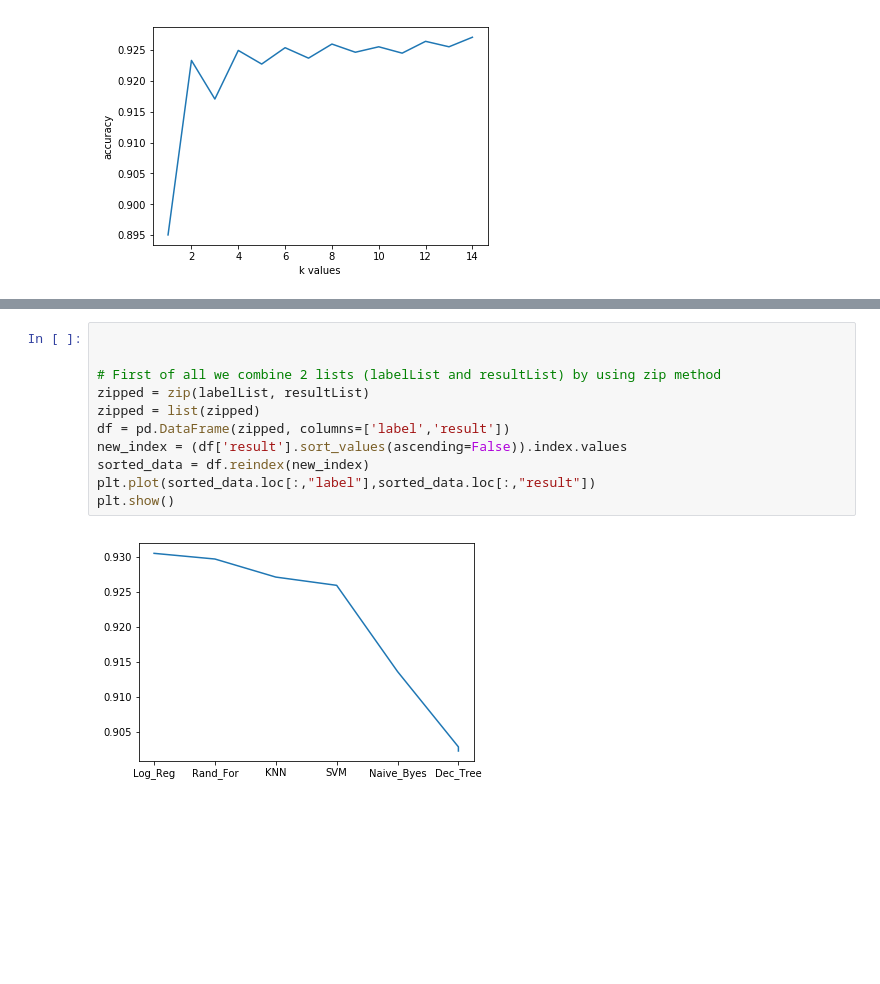
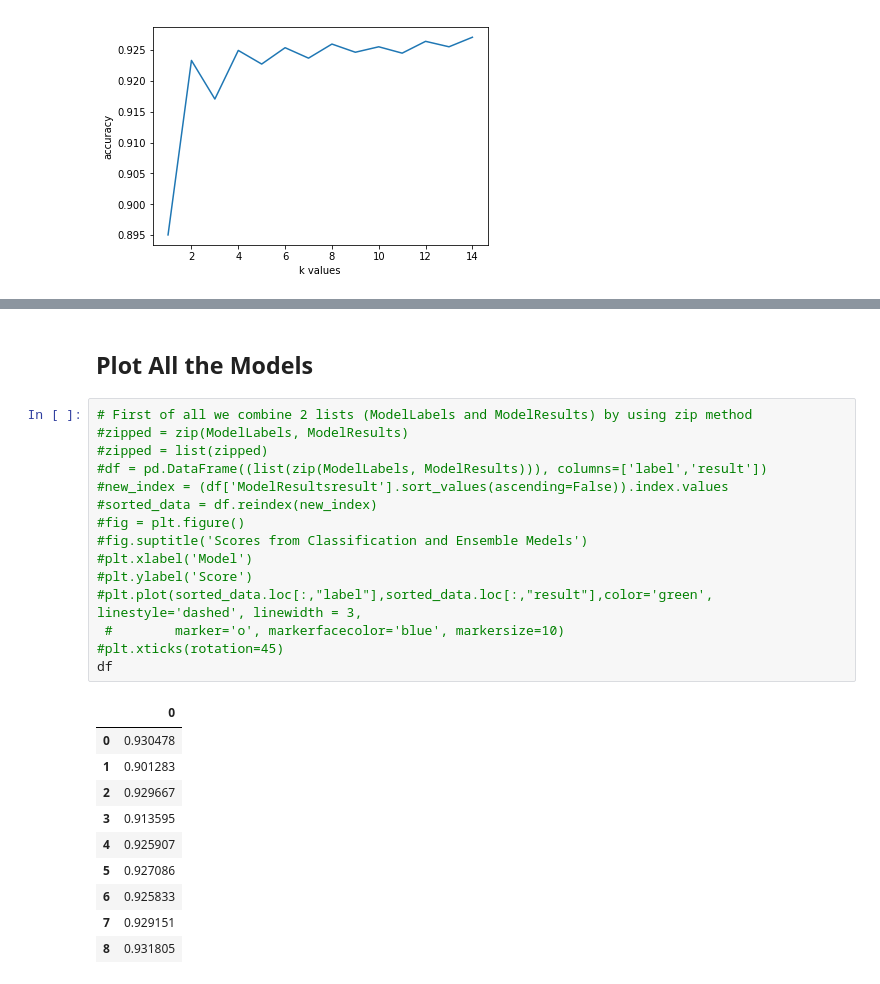
Before and after one commit to bruluc81/AIML-Primary, a Jupyter notebook: Project_3_Bruno_Suresh_Lucas.ipynb, the cells around one changed output, grey strips where cells are left out. Saved outputs shown, nothing was run; the diff lists cells and outputs as text; blank space fills up the shorter version.

```diff
--- a/Project_3_Bruno_Suresh_Lucas.ipynb
+++ b/Project_3_Bruno_Suresh_Lucas.ipynb
@@ -443,13 +597,28 @@ plt.show()
+# %% [markdown]
+## Plot All the Models
 # %%
-
-
-# First of all we combine 2 lists (labelList and resultList) by using zip method
-zipped = zip(labelList, resultList)
-zipped = list(zipped)
-df = pd.DataFrame(zipped, columns=['label','result'])
-new_index = (df['result'].sort_values(ascending=False)).index.values
-sorted_data = df.reindex(new_index)
-plt.plot(sorted_data.loc[:,"label"],sorted_data.loc[:,"result"])
-plt.show()
+# First of all we combine 2 lists (ModelLabels and ModelResults) by using zip method
+#zipped = zip(ModelLabels, ModelResults)
+#zipped = list(zipped)
+#df = pd.DataFrame((list(zip(ModelLabels, ModelResults))), columns=['label','result'])
+#new_index = (df['ModelResultsresult'].sort_values(ascending=False)).index.values
+#sorted_data = df.reindex(new_index)
+#fig = plt.figure()
+#fig.suptitle('Scores from Classification and Ensemble Medels')
+#plt.xlabel('Model')
+#plt.ylabel('Score')
+#plt.plot(sorted_data.loc[:,"label"],sorted_data.loc[:,"result"],color='green', linestyle='dashed', linewidth = 3,
+ #        marker='o', markerfacecolor='blue', markersize=10)
+#plt.xticks(rotation=45)
+df
 # %% [output]
-[figure, removed]
+|  | 0 |
+| 0 | 0.930478 |
+| 1 | 0.901283 |
+| 2 | 0.929667 |
+| 3 | 0.913595 |
+| 4 | 0.925907 |
+| 5 | 0.927086 |
+| 6 | 0.925833 |
+| 7 | 0.929151 |
+| 8 | 0.931805 |
```
Also changed, not shown: parts of 28 cells of this notebook.
